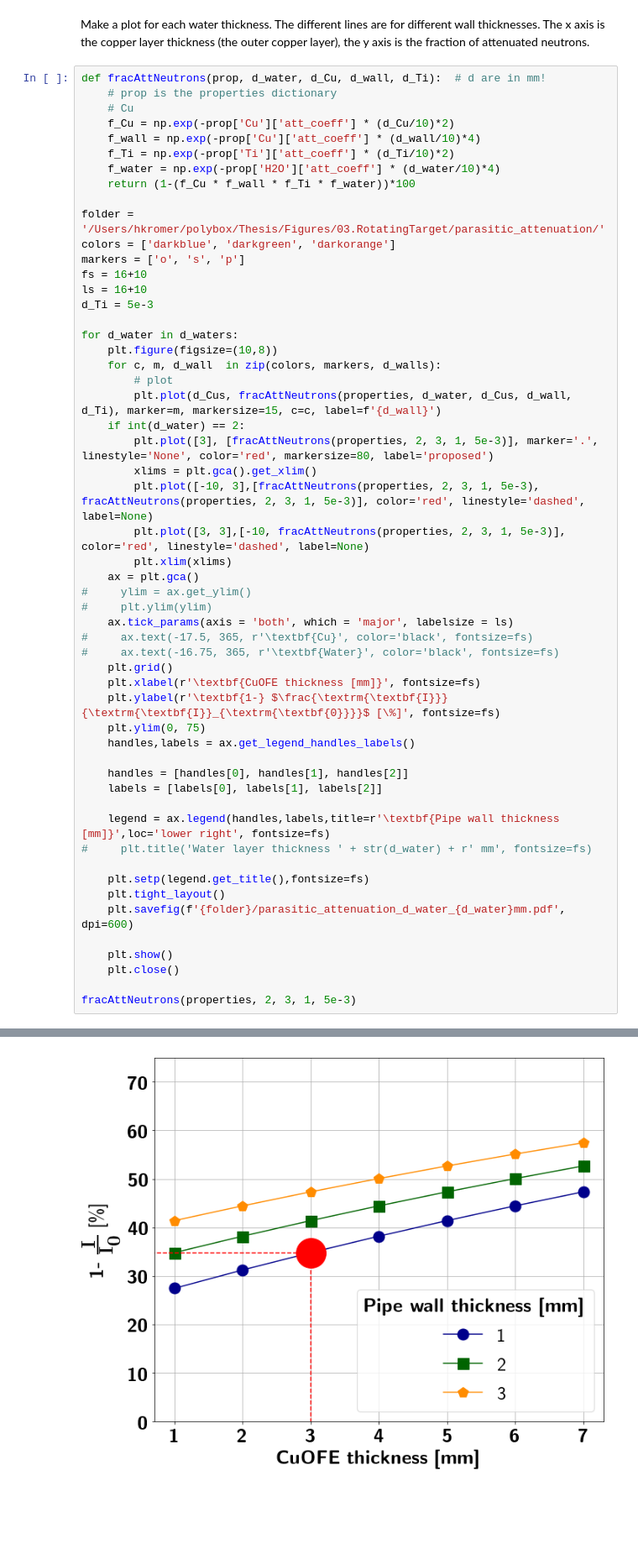
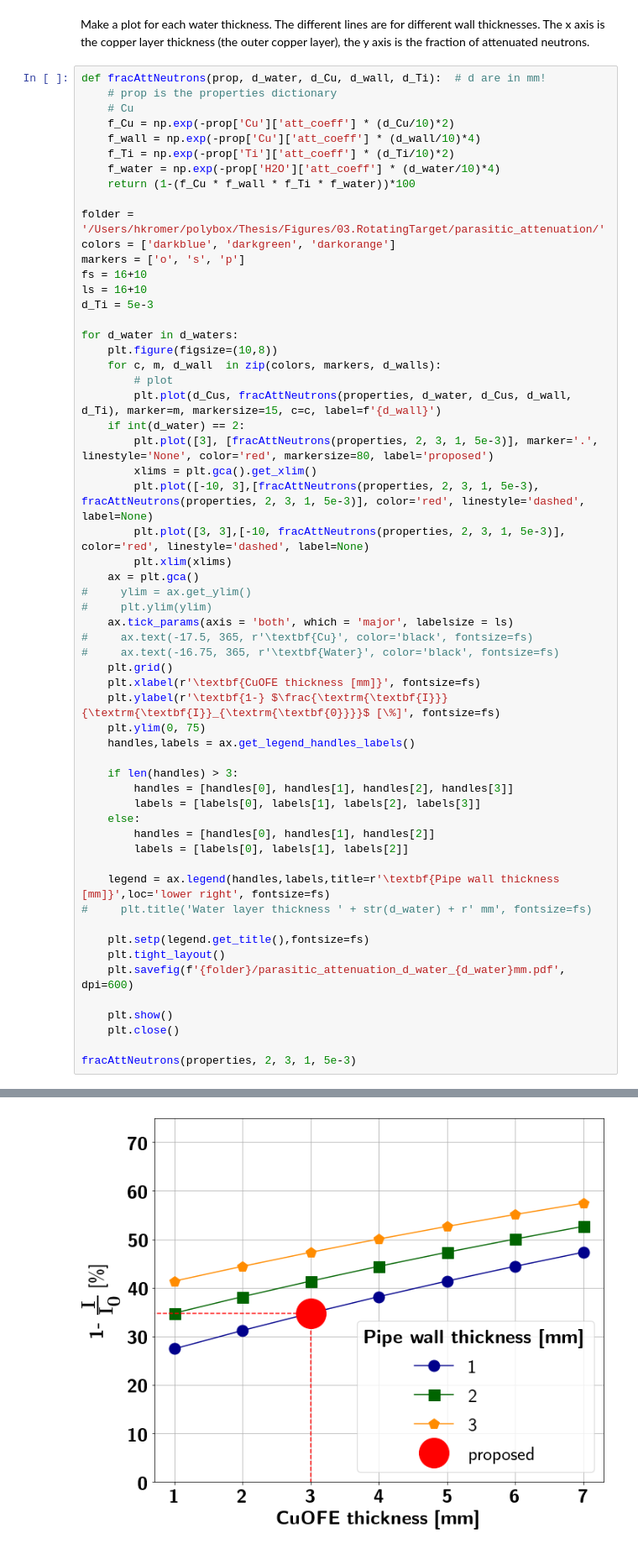
Before and after one commit to kromerh/phd_python, a Jupyter notebook: 03_COMSOL/02.rotatingTarget/06.parasitic_attenuation.ipynb, the cells around one changed output, grey strips where cells are left out. Shown at 84% size. Cells and saved outputs as stored; diff of their text form; blank space fills up the shorter version.

Commit message:
thesis figures

```diff
--- a/03_COMSOL/02.rotatingTarget/06.parasitic_attenuation.ipynb
+++ b/03_COMSOL/02.rotatingTarget/06.parasitic_attenuation.ipynb
@@ -170,36 +170,40 @@ for d_water in d_waters:
         xlims = plt.gca().get_xlim()
         plt.plot([-10, 3],[fracAttNeutrons(properties, 2, 3, 1, 5e-3), fracAttNeutrons(properties, 2, 3, 1, 5e-3)], color='red', linestyle='dashed', label=None)
         plt.plot([3, 3],[-10, fracAttNeutrons(properties, 2, 3, 1, 5e-3)], color='red', linestyle='dashed', label=None)
         plt.xlim(xlims)
     ax = plt.gca()
 #     ylim = ax.get_ylim()
 #     plt.ylim(ylim)
     ax.tick_params(axis = 'both', which = 'major', labelsize = ls)
 #     ax.text(-17.5, 365, r'\textbf{Cu}', color='black', fontsize=fs)
 #     ax.text(-16.75, 365, r'\textbf{Water}', color='black', fontsize=fs)
     plt.grid()
     plt.xlabel(r'\textbf{CuOFE thickness [mm]}', fontsize=fs)
     plt.ylabel(r'\textbf{1-} $\frac{\textrm{\textbf{I}}}{\textrm{\textbf{I}}_{\textrm{\textbf{0}}}}$ [\%]', fontsize=fs)
     plt.ylim(0, 75)
     handles,labels = ax.get_legend_handles_labels()
 
-    handles = [handles[0], handles[1], handles[2]]
-    labels = [labels[0], labels[1], labels[2]]
+    if len(handles) > 3:
+        handles = [handles[0], handles[1], handles[2], handles[3]]
+        labels = [labels[0], labels[1], labels[2], labels[3]]
+    else:
+        handles = [handles[0], handles[1], handles[2]]
+        labels = [labels[0], labels[1], labels[2]]
 
     legend = ax.legend(handles,labels,title=r'\textbf{Pipe wall thickness [mm]}',loc='lower right', fontsize=fs)
 #     plt.title('Water layer thickness ' + str(d_water) + r' mm', fontsize=fs)
 
     plt.setp(legend.get_title(),fontsize=fs)
     plt.tight_layout()
     plt.savefig(f'{folder}/parasitic_attenuation_d_water_{d_water}mm.pdf', dpi=600)
 
     plt.show()
     plt.close()
 
 fracAttNeutrons(properties, 2, 3, 1, 5e-3)
 # %% [output]
 [figure]
-[figure, old version]
+[figure, new version]
 [figure]
 [figure]
 34.77442839718863
```
Also changed, not shown: 1 other file.
